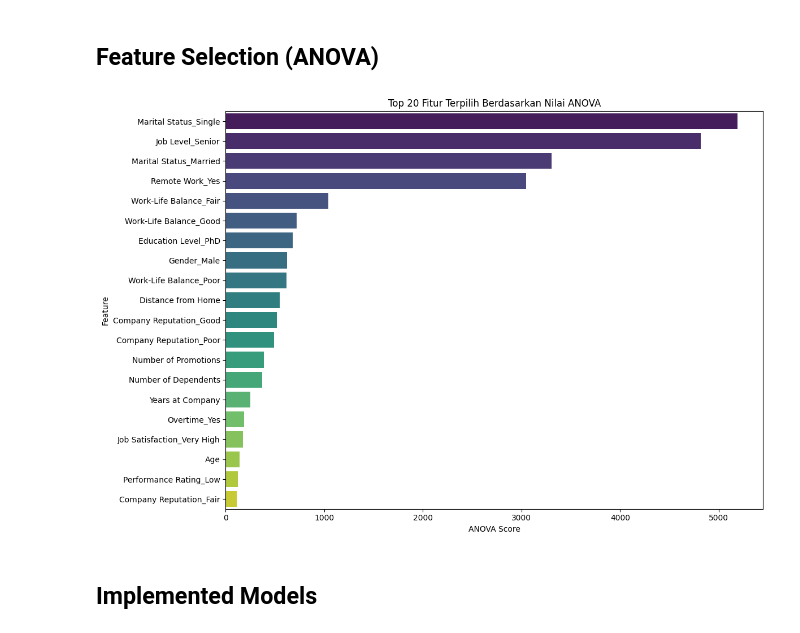
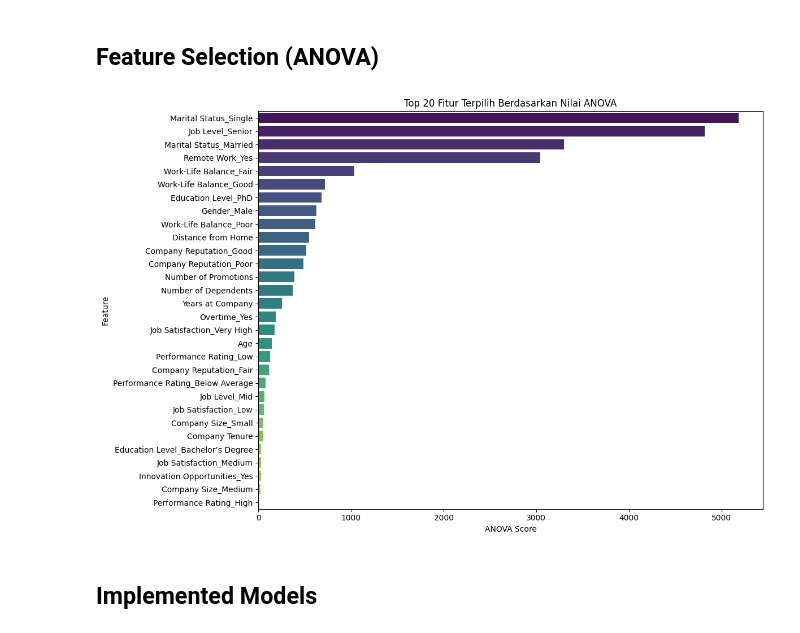
Before and after one commit to hisyamssyr/FP-Machine-Learning, a Jupyter notebook: employee_atrition_prediction.ipynb, the cells around one changed output. Saved outputs shown, nothing was run; the diff lists cells and outputs as text; code cells hidden in the pictures.

```diff
--- a/employee_atrition_prediction.ipynb
+++ b/employee_atrition_prediction.ipynb
@@ -521,7 +521,7 @@ display(X_test_scaled.head())
 # %% [markdown]
 ## Feature Selection (ANOVA)
 # %%
-k = 20
+k = 30
 # %%
 selector_anova = SelectKBest(score_func=f_classif, k=k)
 selector_anova.fit(X_train_scaled, y_train)
@@ -546,18 +546,18 @@ feature_scores = pd.DataFrame({
 # %%
 plt.figure(figsize=(12, 8))
 sns.barplot(
-    data=feature_scores.head(20),
+    data=feature_scores.head(30),
     x='ANOVA Score',
     y='Feature',
     palette='viridis'
 )
 plt.title('Top 20 Fitur Terpilih Berdasarkan Nilai ANOVA')
 plt.xlabel('ANOVA Score')
 plt.ylabel('Feature')
 plt.tight_layout()
 plt.show()
 # %% [output]
-[figure, old version]
+[figure, new version]
 # %% [markdown]
 ## Implemented Models
 # %%
```
Also changed, not shown: parts of 38 cells of this notebook.
